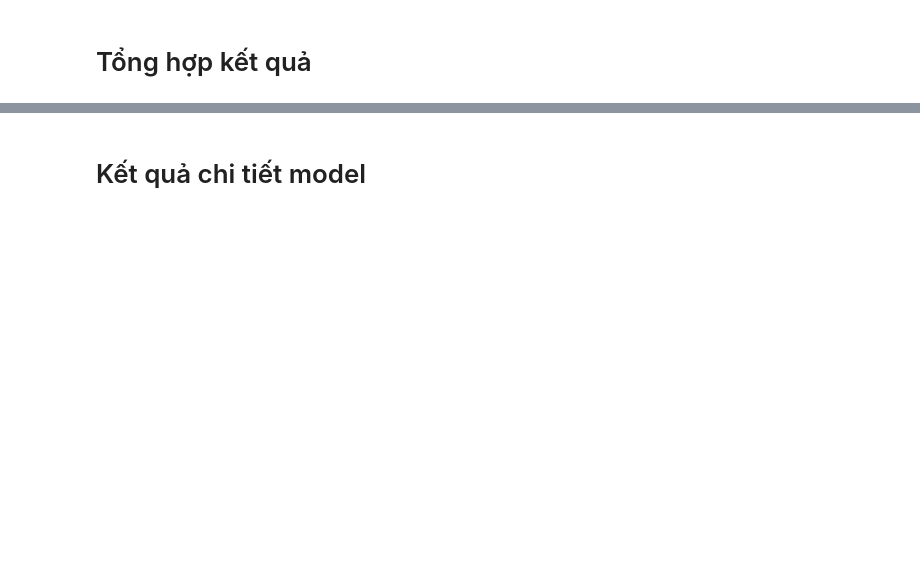
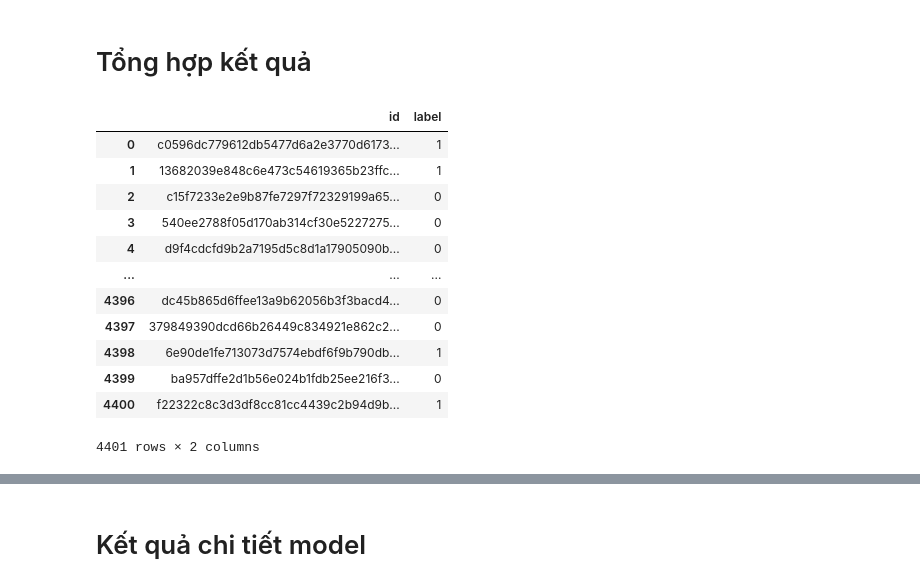
Before and after one commit to ducnguyen1014/seminar_4, a Jupyter notebook: results.ipynb, the cells around one changed output, grey strips where cells are left out. Cells and saved outputs as stored; diff of their text form; code cells hidden in the pictures; blank space fills up the shorter version.

```diff
--- a/results.ipynb
+++ b/results.ipynb
@@ -11,3 +11,26 @@ from sklearn.metrics import classification_report, confusion_matrix, f1_score
 %matplotlib inline
 # %% [markdown]
 # Tổng hợp kết quả
+# %%
+test_probs_resnet = pd.read_csv(
+    r"D:\OneDrive - fpts.com.vn\DucNN privates\Files\Khoa học dữ liệu\Chuyen_de_4_Hoc_sau_va_ung_dung_trong_bai_toan_anh\data\prepared_data\test_probs_resnet.csv"
+)
+test_probs_resnet
+test_labels_resnet = pd.read_csv(
+    r"D:\OneDrive - fpts.com.vn\DucNN privates\Files\Khoa học dữ liệu\Chuyen_de_4_Hoc_sau_va_ung_dung_trong_bai_toan_anh\data\prepared_data\test_labels_resnet.csv"
+)
+test_labels_resnet
+# %% [output]
+|  | id | label |
+| 0 | c0596dc779612db5477d6a2e3770d6173... | 1 |
+| 1 | 13682039e848c6e473c54619365b23ffc... | 1 |
+| 2 | c15f7233e2e9b87fe7297f72329199a65... | 0 |
+| 3 | 540ee2788f05d170ab314cf30e5227275... | 0 |
+| 4 | d9f4cdcfd9b2a7195d5c8d1a17905090b... | 0 |
+| ... | ... | ... |
+| 4396 | dc45b865d6ffee13a9b62056b3f3bacd4... | 0 |
+| 4397 | 379849390dcd66b26449c834921e862c2... | 0 |
+| 4398 | 6e90de1fe713073d7574ebdf6f9b790db... | 1 |
+| 4399 | ba957dffe2d1b56e024b1fdb25ee216f3... | 0 |
+| 4400 | f22322c8c3d3df8cc81cc4439c2b94d9b... | 1 |
+4401 rows × 2 columns
```
Also changed, not shown: parts of 4 cells of this notebook, 6 other files.
